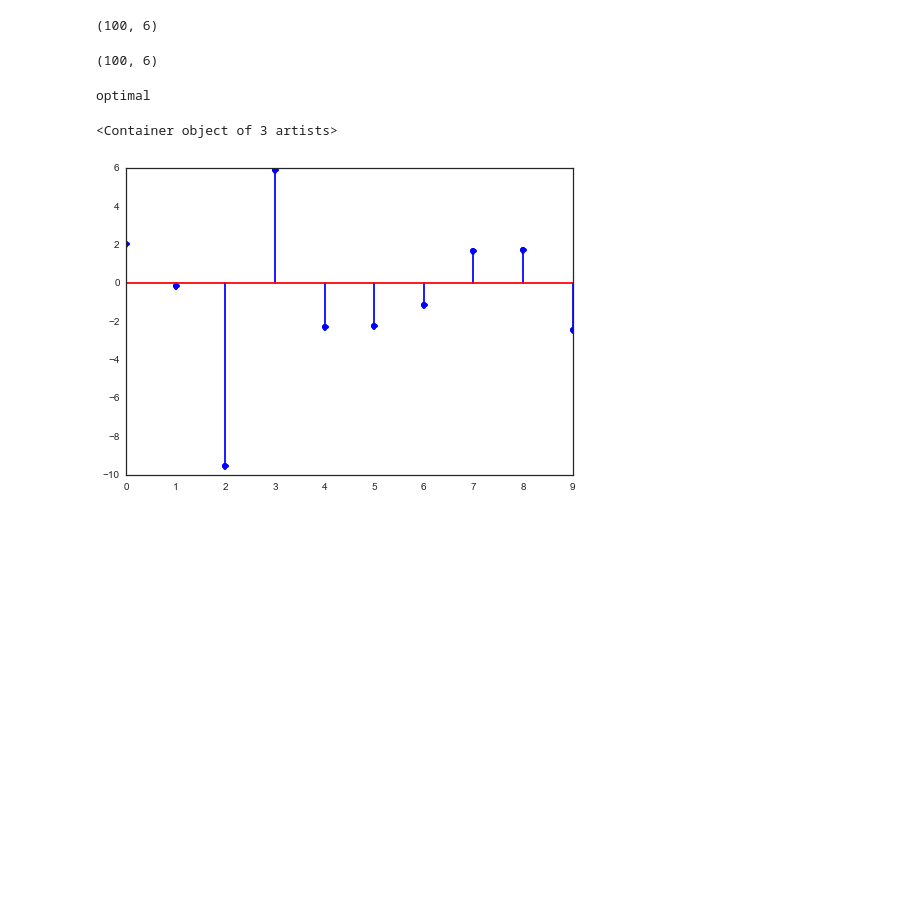
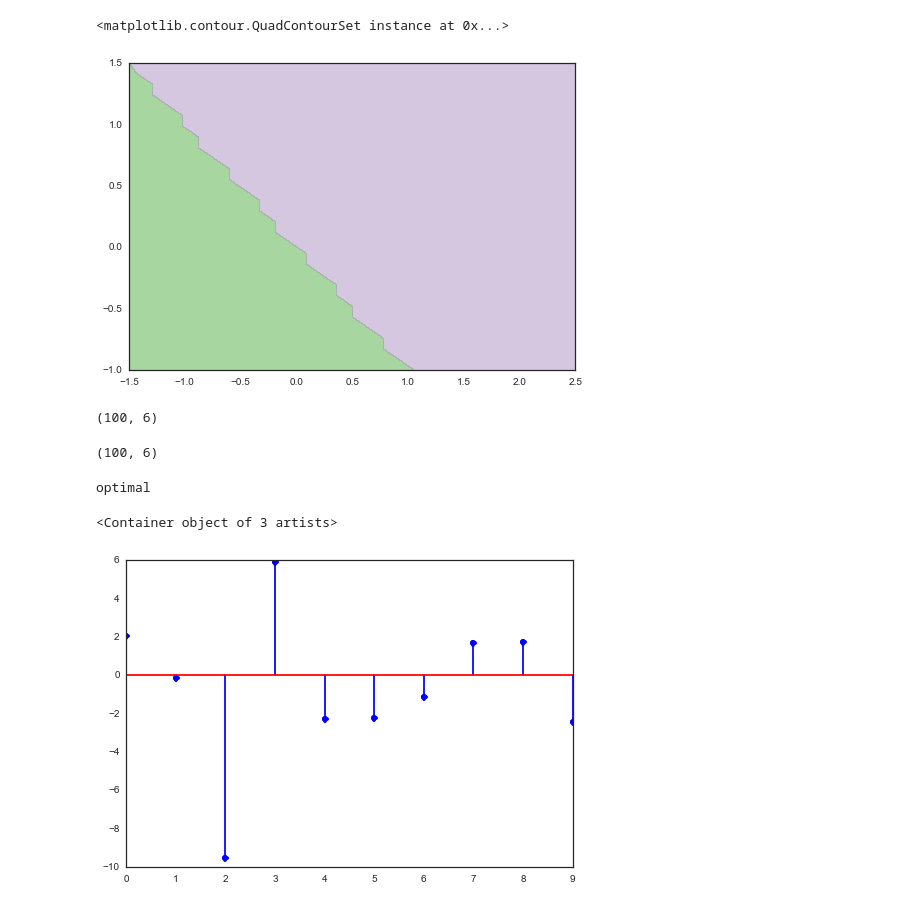
Before and after one commit to icme/cme252-optimization, a Jupyter notebook: lectures/svm/poly_svm1.ipynb, the cells around one changed output. Drawn from its saved outputs; the diff is of its cells as text; code cells hidden in the pictures; blank space fills up the shorter version.

```diff
--- a/lectures/svm/poly_svm1.ipynb
+++ b/lectures/svm/poly_svm1.ipynb
@@ -106,3 +67,11 @@ myplot(X, y, 2, w, margin=True, line_alpha=.5)
+# %%
+Z = np.sign(X + Y)
+#V = [-1,0,+1]
+V = 2
+plt.contourf(X, Y, Z, V, cmap=plt.cm.Paired, alpha=.5)
+# %% [output]
+<matplotlib.contour.QuadContourSet instance at 0x...>
+[figure, added]
 # %%
 poly(X,2).shape
 # %% [output]
```
Also changed, not shown: parts of 12 cells of this notebook, 2 other files.
